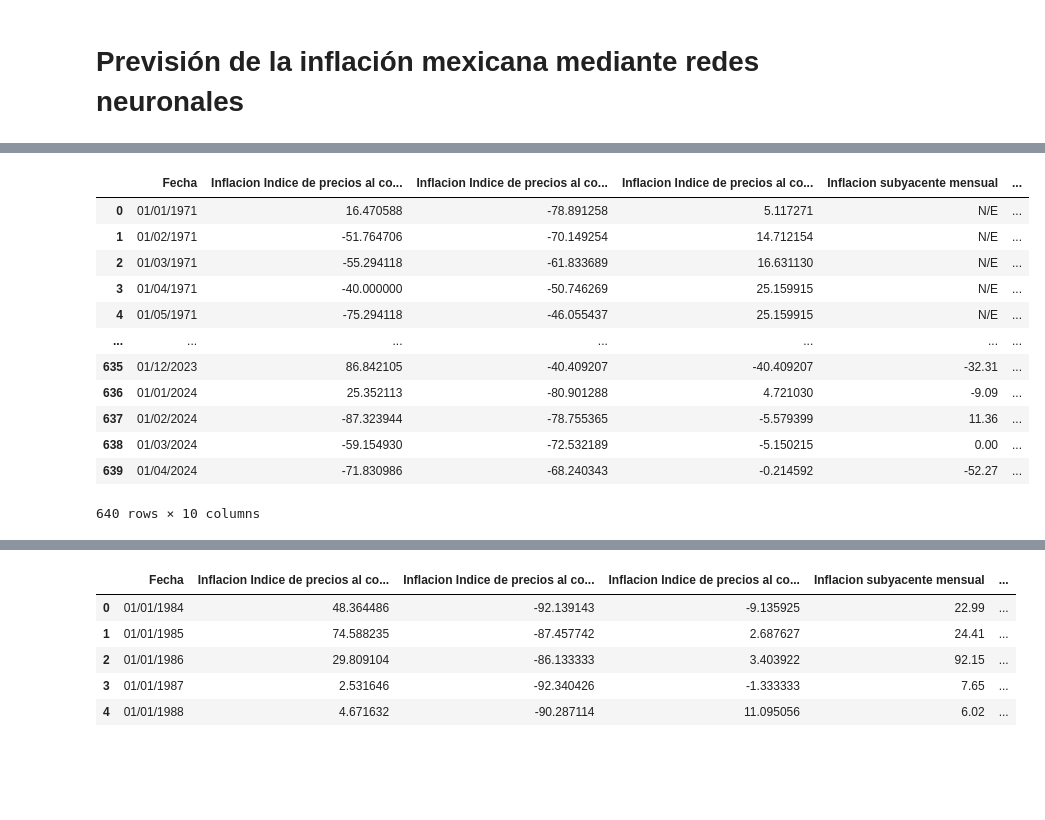
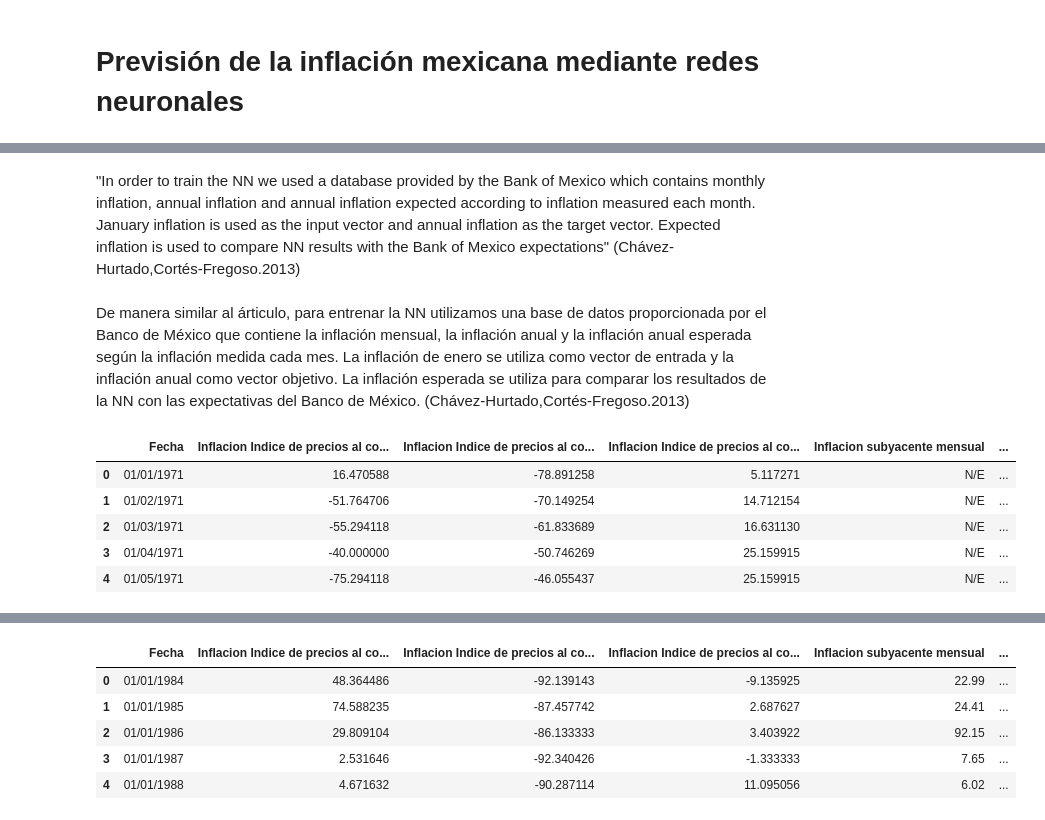
Before and after one commit to NataliaPerez08/Proyecto-Redes-Neuronales, a Jupyter notebook: proyecto.ipynb, the cells around one changed output, grey strips where cells are left out. Drawn from its saved outputs; the diff is of its cells as text; code cells hidden in the pictures; blank space fills up the shorter version.

```diff
--- a/proyecto.ipynb
+++ b/proyecto.ipynb
@@ -12,24 +20,20 @@ from torch.utils.data import DataLoader, Dataset
+# %% [markdown]
+"In order to train the NN we used a database provided by the Bank of Mexico which contains monthly inflation, annual inflation and annual inflation expected according to inflation measured each month. January inflation is used as the input vector and annual inflation as the target vector. Expected inflation is used to compare NN results with the Bank of Mexico expectations" (Chávez-Hurtado,Cortés-Fregoso.2013)
+# %% [markdown]
+De manera similar al árticulo, para entrenar la NN utilizamos una base de datos proporcionada por el Banco de México que contiene la inflación mensual, la inflación anual y la inflación anual esperada según la inflación medida cada mes. La inflación de enero se utiliza como vector de entrada y la inflación anual como vector objetivo. La inflación esperada se utiliza para comparar los resultados de la NN con las expectativas del Banco de México. (Chávez-Hurtado,Cortés-Fregoso.2013)
 # %%
-# Load the data
 # Descargado de https://www.banxico.org.mx/SieInternet/consultarDirectorioInternetAction.do?accion=consultarCuadro&idCuadro=CP151&locale=en
 
 path = 'data/Consulta_03.csv'
 df = pd.read_csv(path, sep=',', encoding='utf-8')
 columnas = df.columns
-df
+df.head()
 # %% [output]
 |  | Fecha | Inflacion Indice de precios al co... | Inflacion Indice de precios al co... | Inflacion Indice de precios al co... | Inflacion subyacente mensual | ... |
 | 0 | 01/01/1971 | 16.470588 | -78.891258 | 5.117271 | N/E | ... |
 | 1 | 01/02/1971 | -51.764706 | -70.149254 | 14.712154 | N/E | ... |
 | 2 | 01/03/1971 | -55.294118 | -61.833689 | 16.631130 | N/E | ... |
 | 3 | 01/04/1971 | -40.000000 | -50.746269 | 25.159915 | N/E | ... |
 | 4 | 01/05/1971 | -75.294118 | -46.055437 | 25.159915 | N/E | ... |
-| ... | ... | ... | ... | ... | ... | ... |
-| 635 | 01/12/2023 | 86.842105 | -40.409207 | -40.409207 | -32.31 | ... |
-| 636 | 01/01/2024 | 25.352113 | -80.901288 | 4.721030 | -9.09 | ... |
-| 637 | 01/02/2024 | -87.323944 | -78.755365 | -5.579399 | 11.36 | ... |
-| 638 | 01/03/2024 | -59.154930 | -72.532189 | -5.150215 | 0.00 | ... |
-| 639 | 01/04/2024 | -71.830986 | -68.240343 | -0.214592 | -52.27 | ... |
-640 rows × 10 columns
 # %%
 # Print Inflacion indice de precios al consumidor
```
Also changed, not shown: parts of 16 cells of this notebook.
